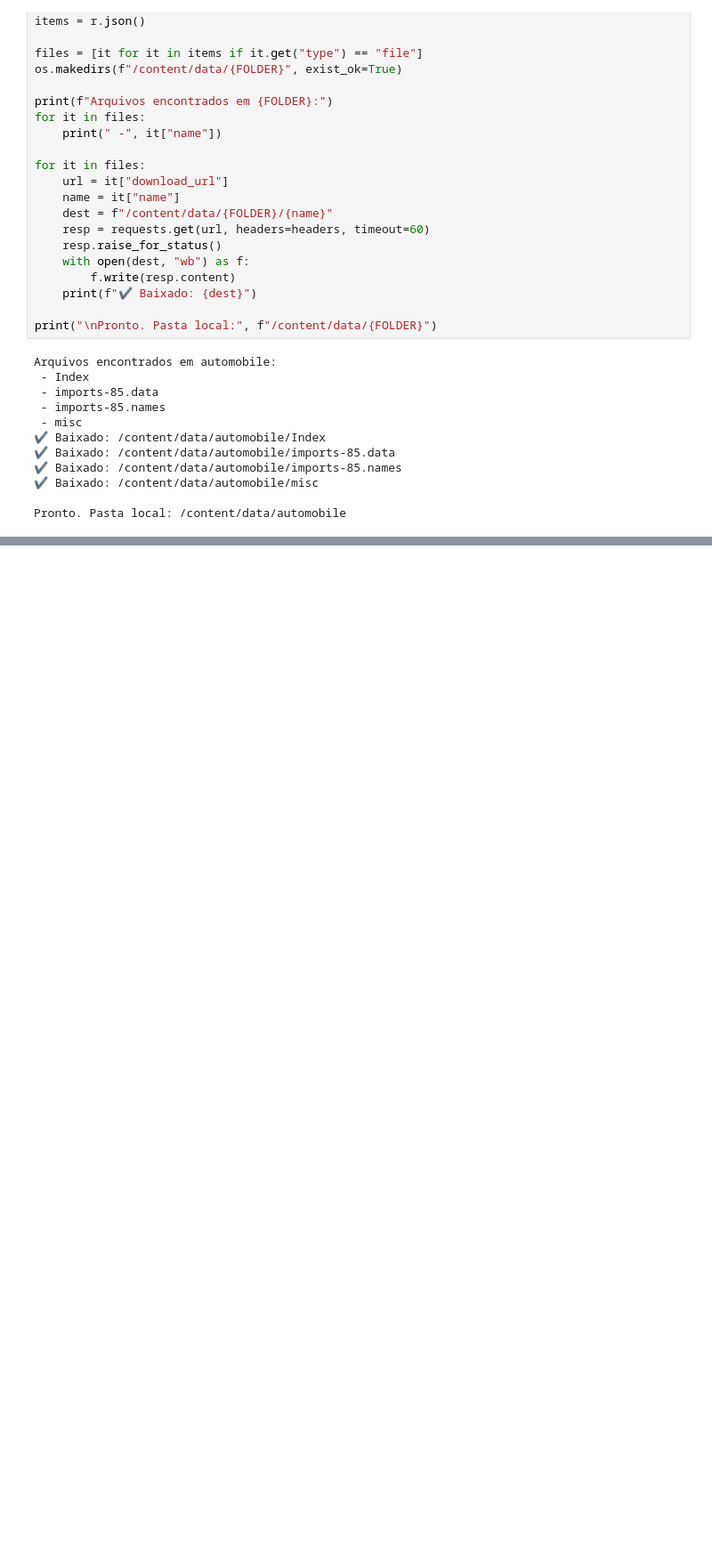
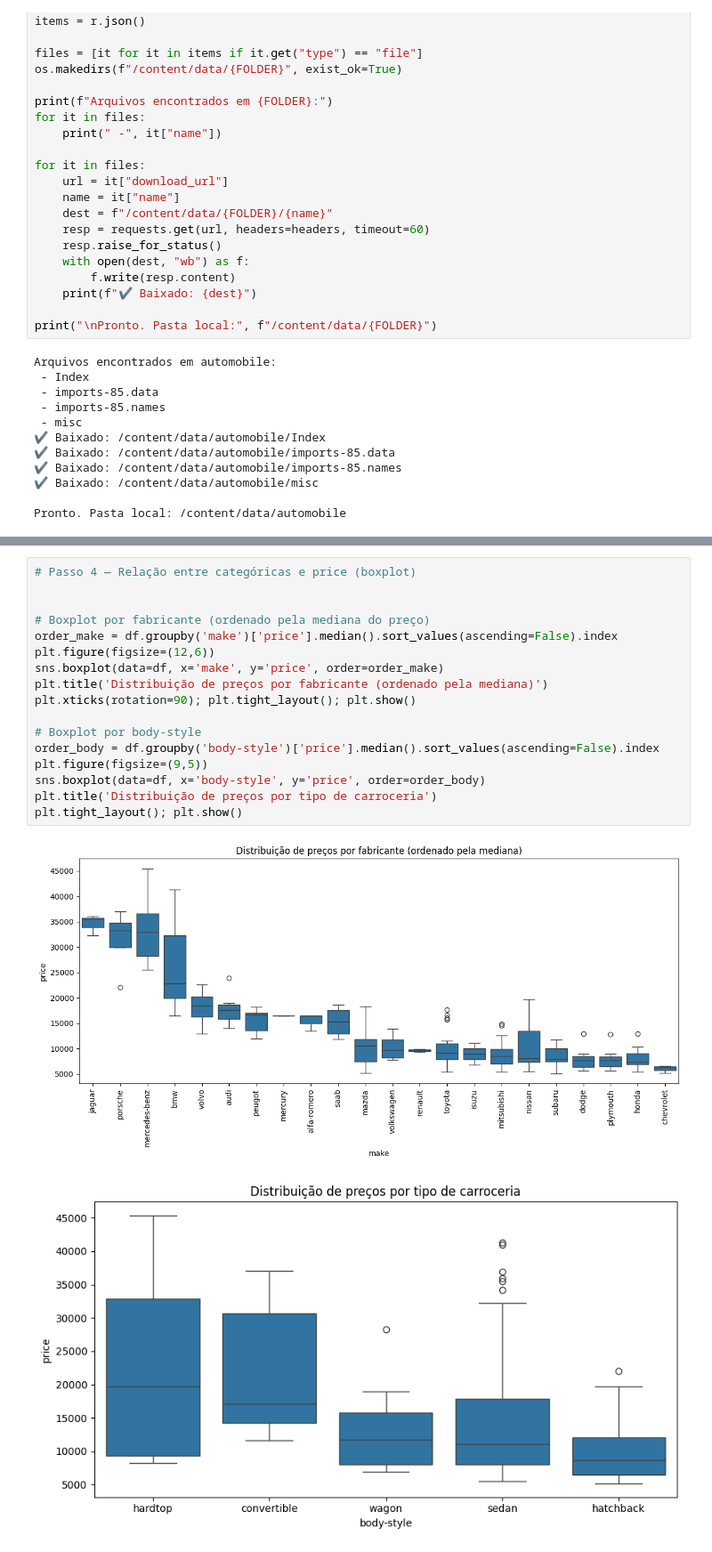
Before and after one commit to zilioalberto/Ciencia_De_Dados_Analise_Exploratoria_Parte_02, a Jupyter notebook: Análise_Exploratória_para_Modelagem_Parte_02.ipynb, the cells around one changed output, grey strips where cells are left out. Shown at 89% size. Drawn from its saved outputs; the diff is of its cells as text; blank space fills up the shorter version.

```diff
--- a/Análise_Exploratória_para_Modelagem_Parte_02.ipynb
+++ b/Análise_Exploratória_para_Modelagem_Parte_02.ipynb
@@ -75,0 +288,20 @@ Pronto. Pasta local: /content/data/automobile
+# %%
+# Passo 4 — Relação entre categóricas e price (boxplot)
+
+
+# Boxplot por fabricante (ordenado pela mediana do preço)
+order_make = df.groupby('make')['price'].median().sort_values(ascending=False).index
+plt.figure(figsize=(12,6))
+sns.boxplot(data=df, x='make', y='price', order=order_make)
+plt.title('Distribuição de preços por fabricante (ordenado pela mediana)')
+plt.xticks(rotation=90); plt.tight_layout(); plt.show()
+
+# Boxplot por body-style
+order_body = df.groupby('body-style')['price'].median().sort_values(ascending=False).index
+plt.figure(figsize=(9,5))
+sns.boxplot(data=df, x='body-style', y='price', order=order_body)
+plt.title('Distribuição de preços por tipo de carroceria')
+plt.tight_layout(); plt.show()
+# %% [output]
+[figure, added]
+[figure, added]
```
Also changed, not shown: parts of 6 cells of this notebook.
